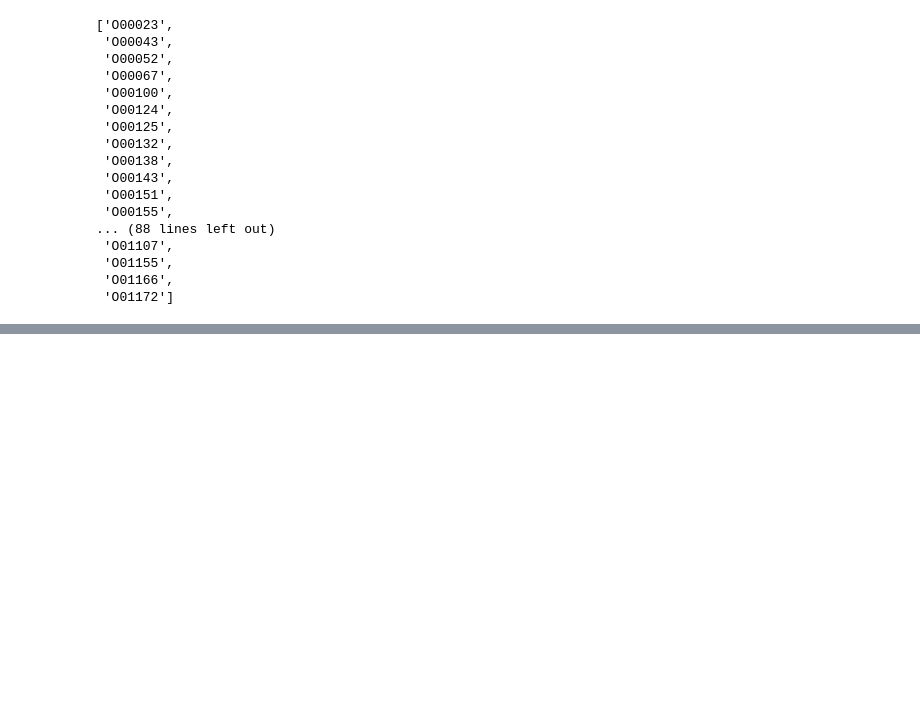
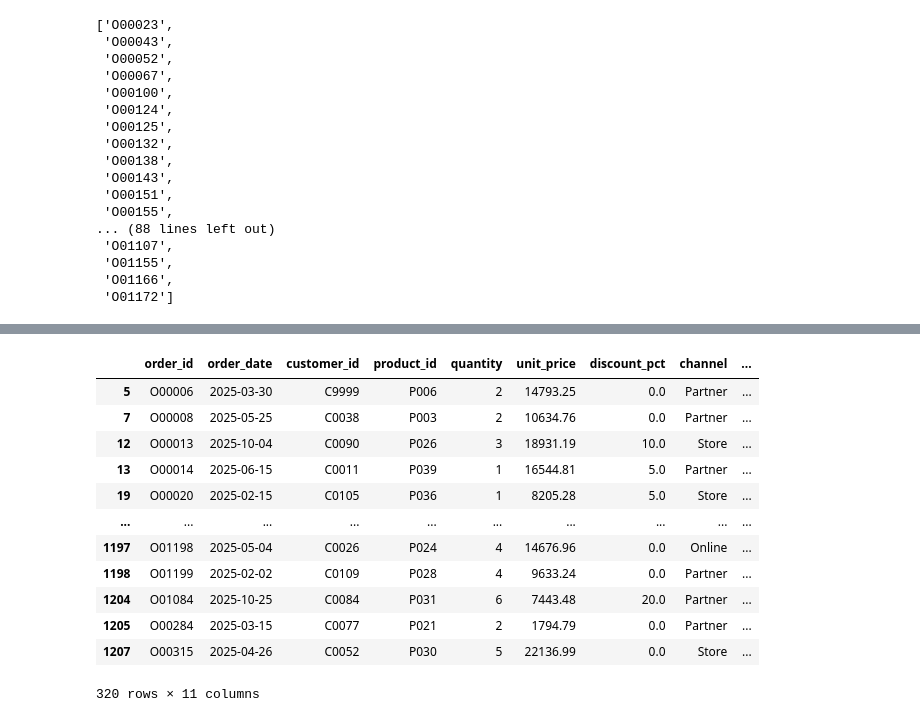
Before and after one commit to sharmaaditya2697-commits/pandas_practice, a Jupyter notebook: test25sept2026.ipynb, the cells around one changed output, grey strips where cells are left out. Drawn from its saved outputs; the diff is of its cells as text; code cells hidden in the pictures; blank space fills up the shorter version.

```diff
--- a/test25sept2026.ipynb
+++ b/test25sept2026.ipynb
@@ -976,0 +993,16 @@ sales_data_orders[
+# %%
+sales_data_orders[sales_data_orders['order_date'].dt.day_of_week>=5]
+# %% [output]
+|  | order_id | order_date | customer_id | product_id | quantity | unit_price | discount_pct | channel | ... |
+| 5 | O00006 | 2025-03-30 | C9999 | P006 | 2 | 14793.25 | 0.0 | Partner | ... |
+| 7 | O00008 | 2025-05-25 | C0038 | P003 | 2 | 10634.76 | 0.0 | Partner | ... |
+| 12 | O00013 | 2025-10-04 | C0090 | P026 | 3 | 18931.19 | 10.0 | Store | ... |
+| 13 | O00014 | 2025-06-15 | C0011 | P039 | 1 | 16544.81 | 5.0 | Partner | ... |
+| 19 | O00020 | 2025-02-15 | C0105 | P036 | 1 | 8205.28 | 5.0 | Store | ... |
+| ... | ... | ... | ... | ... | ... | ... | ... | ... | ... |
+| 1197 | O01198 | 2025-05-04 | C0026 | P024 | 4 | 14676.96 | 0.0 | Online | ... |
+| 1198 | O01199 | 2025-02-02 | C0109 | P028 | 4 | 9633.24 | 0.0 | Partner | ... |
+| 1204 | O01084 | 2025-10-25 | C0084 | P031 | 6 | 7443.48 | 20.0 | Partner | ... |
+| 1205 | O00284 | 2025-03-15 | C0077 | P021 | 2 | 1794.79 | 0.0 | Partner | ... |
+| 1207 | O00315 | 2025-04-26 | C0052 | P030 | 5 | 22136.99 | 0.0 | Store | ... |
+320 rows × 11 columns
```
Also changed, not shown: parts of 13 cells of this notebook.
